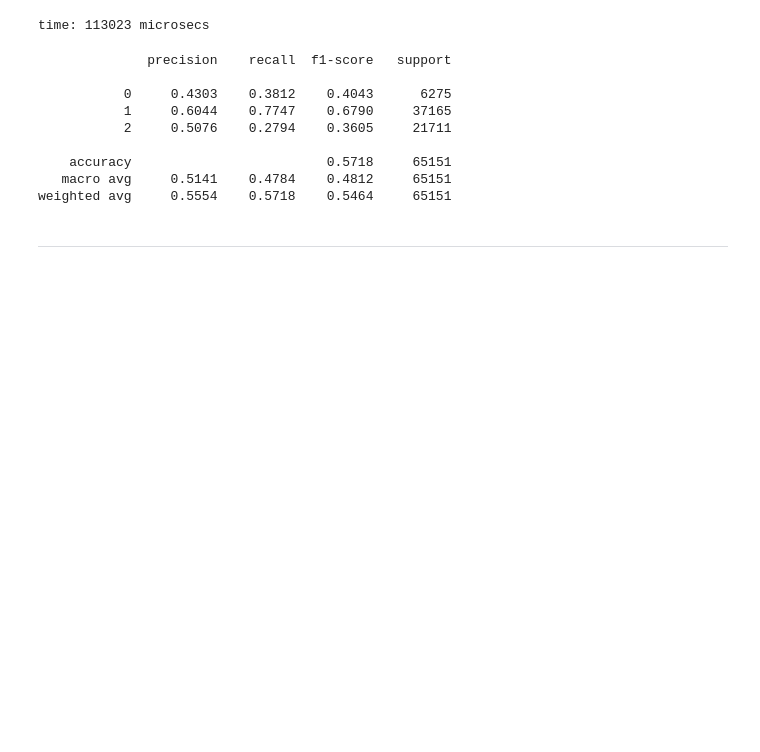
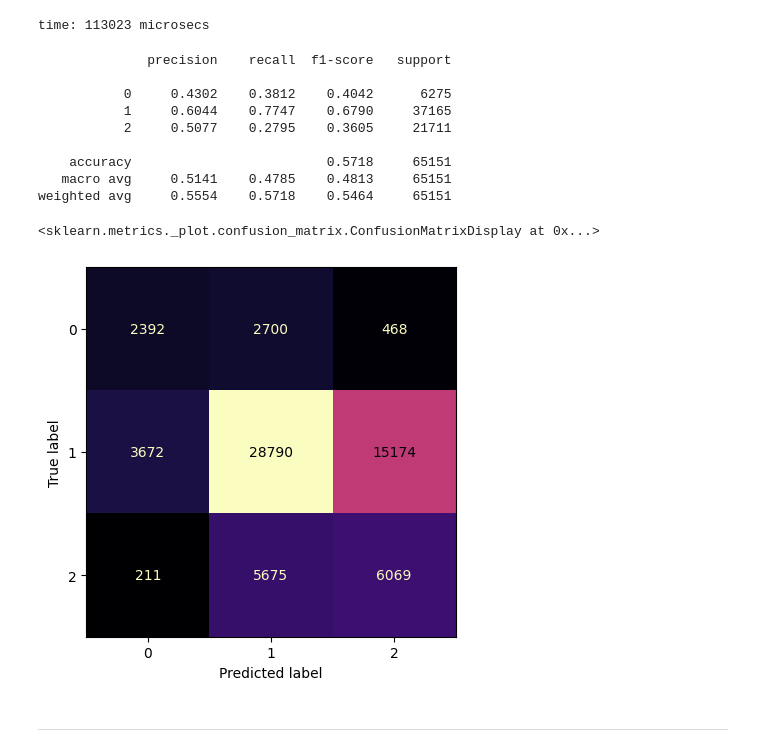
Before and after one commit to anbit192/earthquake, a Jupyter notebook: mixed_naive_bayes.ipynb, the cells around one changed output. Saved outputs shown, nothing was run; the diff lists cells and outputs as text; code cells hidden in the pictures; blank space fills up the shorter version.

```diff
--- a/mixed_naive_bayes.ipynb
+++ b/mixed_naive_bayes.ipynb
@@ -301,7 +301,7 @@ X0_train, X0_test, Y0_train, Y0_test = train_test_split(pca_X0, Y,test_size=0.25
 # %%
 start = dt.now()
 gauss = GaussianNB()
-gauss.fit(X0_train, Y_train)
+gauss.fit(X0_train, Y0_train)
 Y0_preds = gauss.predict(X0_test)
 running_secs = (dt.now() - start).microseconds
 # %%
@@ -313,13 +313,19 @@ print(metrics.classification_report(Y0_test, Y0_preds, digits=4))
 # %% [output]
               precision    recall  f1-score   support
 
-           0     0.4303    0.3812    0.4043      6275
+           0     0.4302    0.3812    0.4042      6275
            1     0.6044    0.7747    0.6790     37165
-           2     0.5076    0.2794    0.3605     21711
+           2     0.5077    0.2795    0.3605     21711
 
     accuracy                         0.5718     65151
-   macro avg     0.5141    0.4784    0.4812     65151
+   macro avg     0.5141    0.4785    0.4813     65151
 weighted avg     0.5554    0.5718    0.5464     65151
+# %%
+cm = metrics.confusion_matrix(Y0_preds, Y0_test)
+metrics.ConfusionMatrixDisplay(cm).plot(cmap="magma", colorbar=False)
+# %% [output]
+<sklearn.metrics._plot.confusion_matrix.ConfusionMatrixDisplay at 0x...>
+[figure, added]
 # %% [markdown]
 ---
 # %% [markdown]
```
Also changed, not shown: 1 other file.
